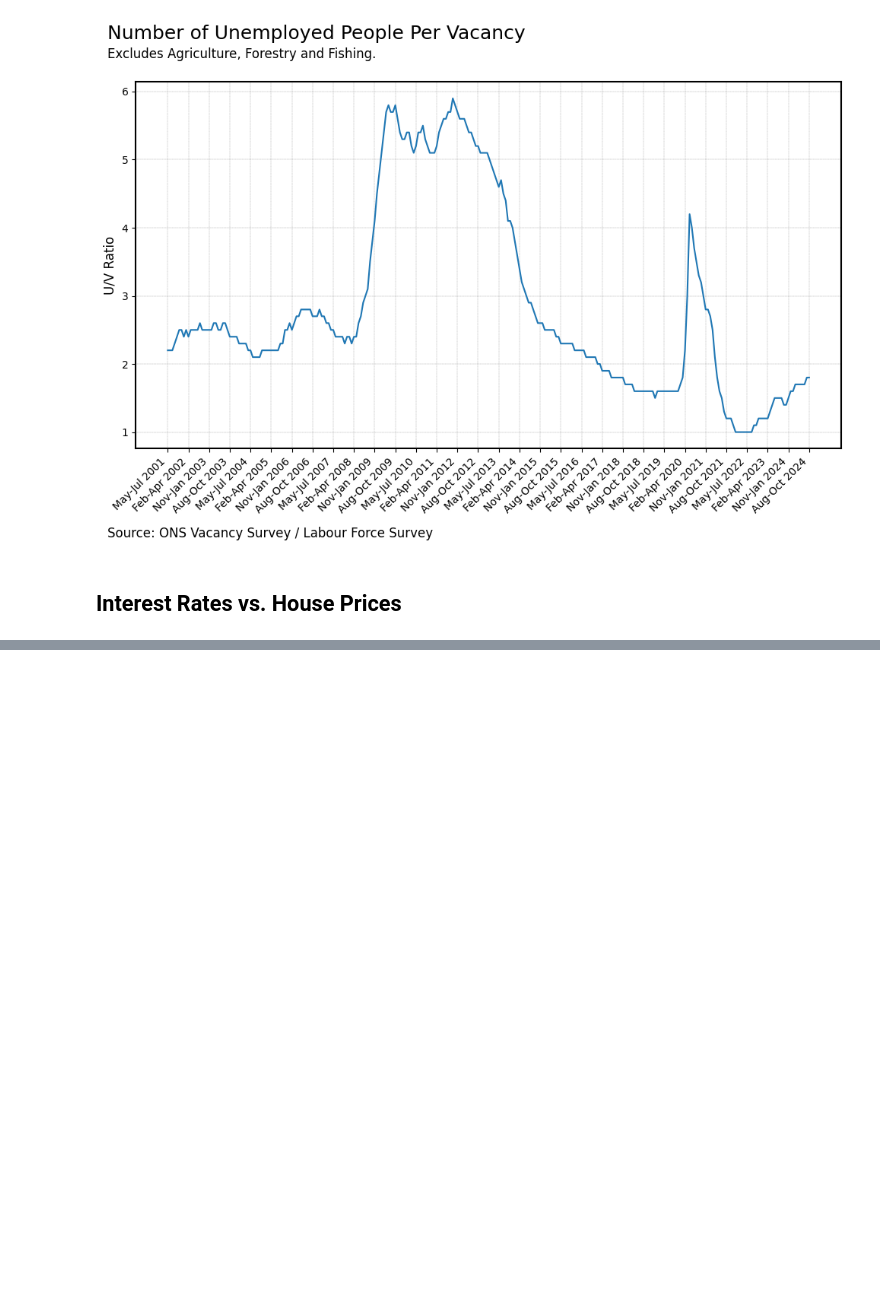
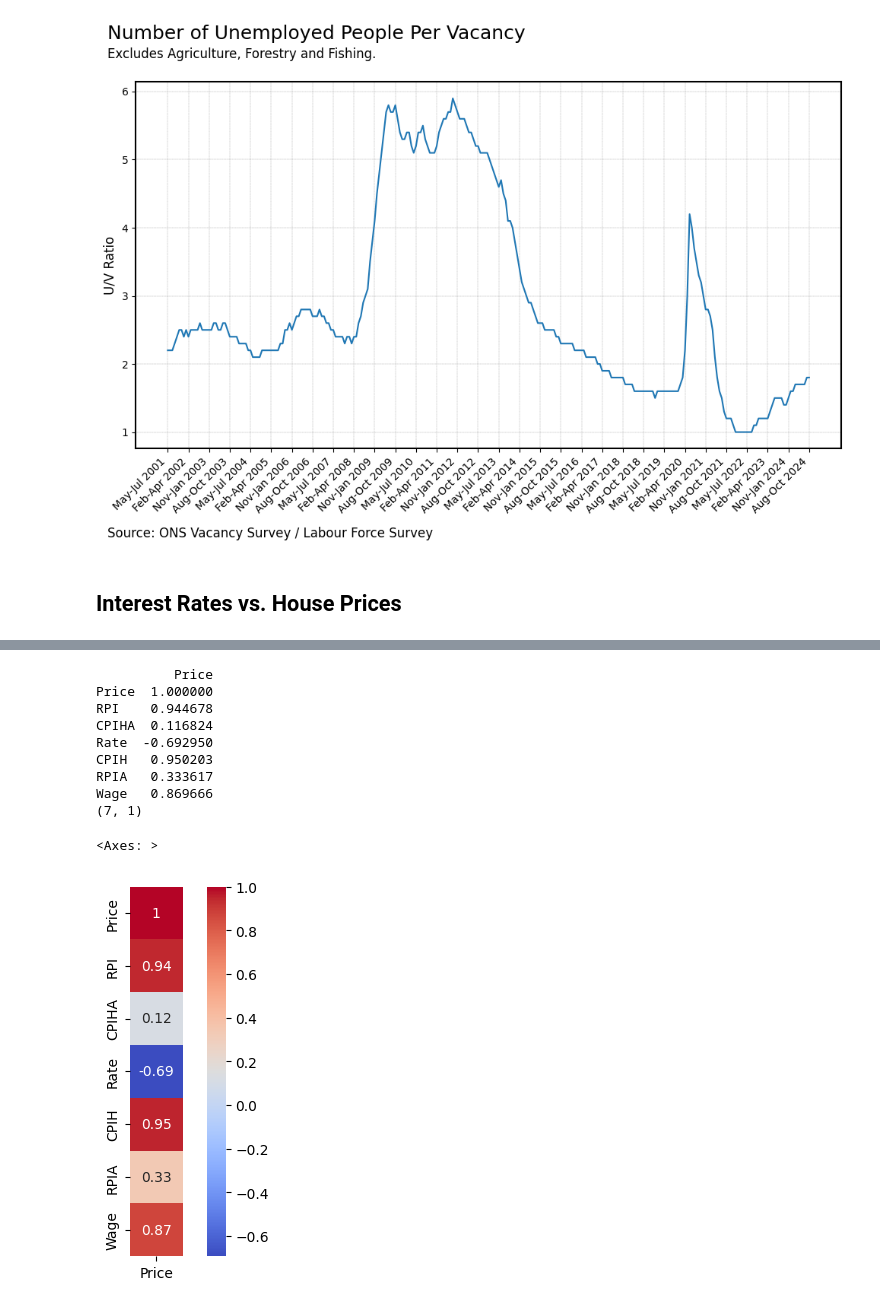
Before and after one commit to rpreen/econ, a Jupyter notebook: econ.ipynb, the cells around one changed output, grey strips where cells are left out. Cells and saved outputs as stored; diff of their text form; code cells hidden in the pictures; blank space fills up the shorter version.

```diff
--- a/econ.ipynb
+++ b/econ.ipynb
@@ -1249,3 +1291,11 @@ merged_df = merged_df.merge(
+# %%
+def normalise_column(df: pd.DataFrame, col_name: str) -> pd.Series:
+    """
+    Normalizes a column in a DataFrame so its minimum value is 0 and maximum is 1.
+    """
+    return (df[col_name] - df[col_name].min()) / (
+        df[col_name].max() - df[col_name].min()
+    )
 # %%
 # adjust house prices
 
@@ -1367,0 +1403,28 @@ plt.savefig(filename, dpi=300, bbox_inches="tight")
+# %%
+merged_df["Wage"] = pd.to_numeric(merged_df["Wage"], errors="coerce")
+
+numerical_df = merged_df.select_dtypes(include=["number"])
+
+correlation_matrix = numerical_df.corr()["Price"].to_frame()
+
+
+print(correlation_matrix)
+
+print(correlation_matrix.shape)
+
+
+import seaborn as sns
+
+sns.heatmap(correlation_matrix, annot=True, cmap="coolwarm", square=True)
+# %% [output]
+          Price
+Price  1.000000
+RPI    0.944678
+CPIHA  0.116824
+Rate  -0.692950
+CPIH   0.950203
+RPIA   0.333617
+Wage   0.869666
+(7, 1)
+<Axes: >
+[figure, added]
```
Also changed, not shown: parts of 14 cells of this notebook, 2 other files.
